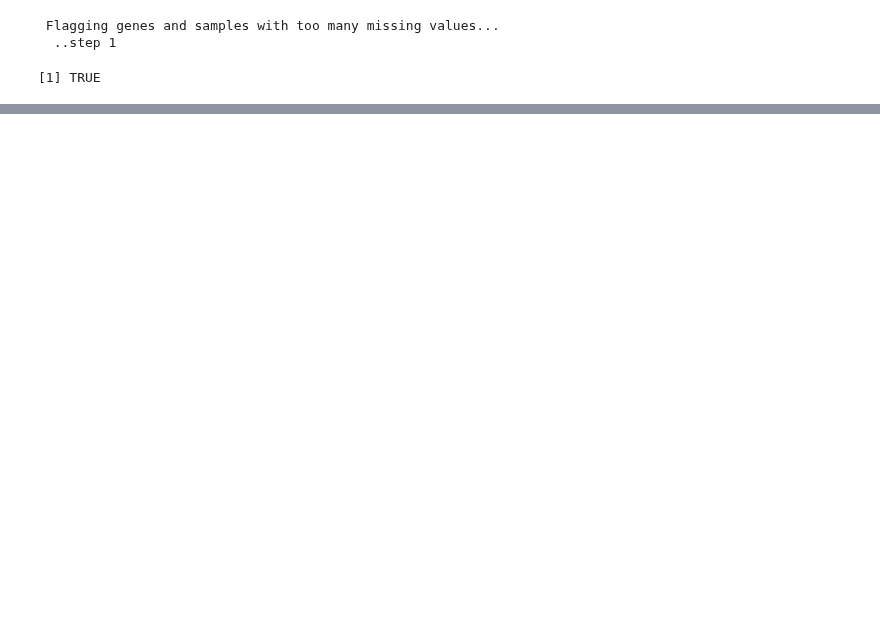
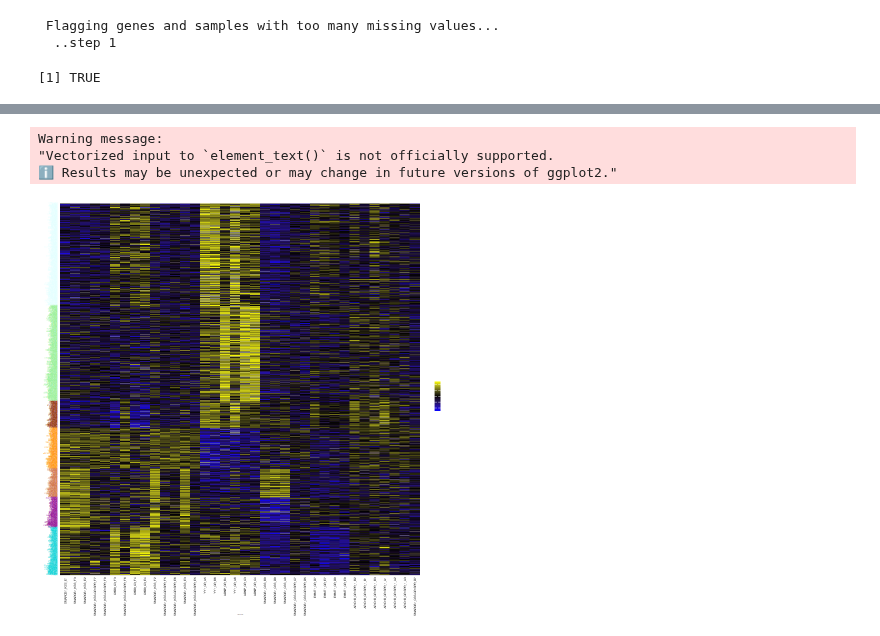
Before and after one commit to sofiapuvogelvittini/MEA_seq_extended, a Jupyter notebook: 4.MEA_seq/5.PLSR_hier_clusters_and_module_association_per_sample.ipynb, the cells around one changed output, grey strips where cells are left out. Drawn from its saved outputs; the diff is of its cells as text; code cells hidden in the pictures; blank space fills up the shorter version.

```diff
--- a/4.MEA_seq/5.PLSR_hier_clusters_and_module_association_per_sample.ipynb
+++ b/4.MEA_seq/5.PLSR_hier_clusters_and_module_association_per_sample.ipynb
@@ -327,0 +480,14 @@ write.csv(cluster_results,"gene_modules_cluster_wilcox_th_sd03_prop08.csv")
+# %%
+# -------------------------------
+# Determine module order from module eigengene heatmap
+# -------------------------------
+module_order <- colnames(relevant_module_eigengenes)[p$tree_col$order]  # order of modules in pheatmap
+
+# Order genes within modules based on module_order
+genes_modules_ordered <- genes_modules[genes_modules$module %in% module_order, ]
+genes_modules_ordered$module <- factor(genes_modules_ordered$module, levels = module_order)
+
+# Order full_signature based on module order
+full_signature_ordered <- unlist(lapply(module_order, function(mod) {
+  genes_modules_ordered$gene[genes_modules_ordered$module == mod]
+}), use.names = FALSE)
@@ -327,0 +529,38 @@ write.csv(cluster_results,"gene_modules_cluster_wilcox_th_sd03_prop08.csv")
+# %%
+
+#
+
+# -------------------------------
+# Plot heatmap
+# -------------------------------
+p <- ggplot(select, aes(x = sample_show, y = gene, fill = expression)) +
+  geom_tile() +
+  scale_fill_gradient2(low = "blue", mid = "black", high = "yellow", limits = c(-2.5, 2.5)) +
+  theme(
+    panel.grid = element_blank(),
+    panel.background = element_blank(),
+    axis.line = element_line(colour = "white"),
+    axis.text.y = element_text(size = 2, colour = gene_colors, angle = 180, hjust = 0, vjust = 1, face = "italic"),
+    axis.text.x = element_text(angle = 90, size = 3, hjust = 1, vjust = 0.5),
+    axis.text = element_text(color = "black"),
+    legend.key.size = unit(0.5, "cm"),
+    legend.key.height = unit(0.25, "cm"),
+    legend.key.width = unit(0.25, "cm"),
+    legend.text = element_text(size = 4, angle = 0, color = "white"),
+    axis.title = element_text(size = 0),
+    axis.ticks.y = element_blank(),
+    axis.ticks.length = unit(0, "cm")
+  ) +
+  labs(fill = "") +
+  ylab(" ")
+p
+ggsave("Heatmap_full_signature_clusters.pdf",bg = "transparent",
+                  width = 3,   # inches
+                  height = 3,   # inches
+                plot=p
+            )
+# %% [output]
+Warning message:
+"Vectorized input to `element_text()` is not officially supported.
+ℹ Results may be unexpected or may change in future versions of ggplot2."
+[figure, added]
```
Also changed, not shown: parts of 25 cells of this notebook, 2 other files.
